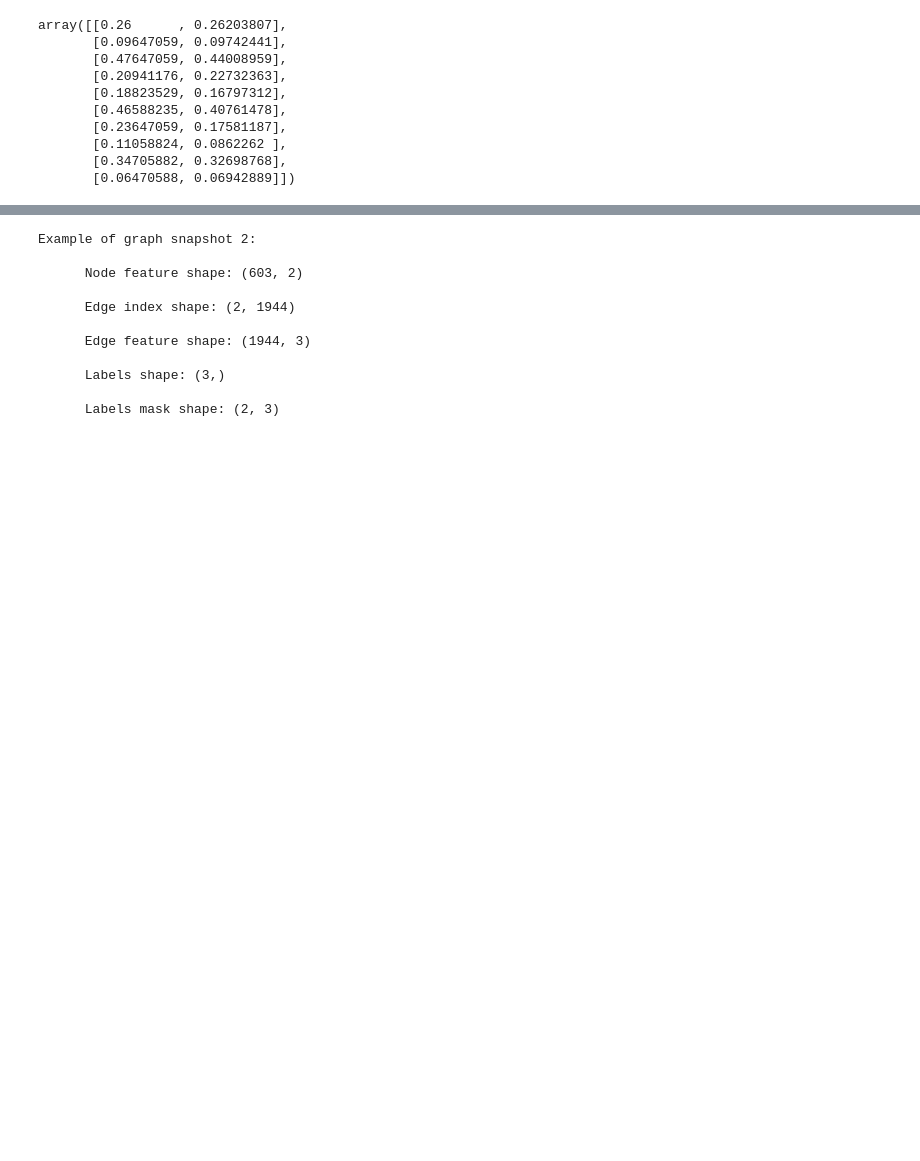
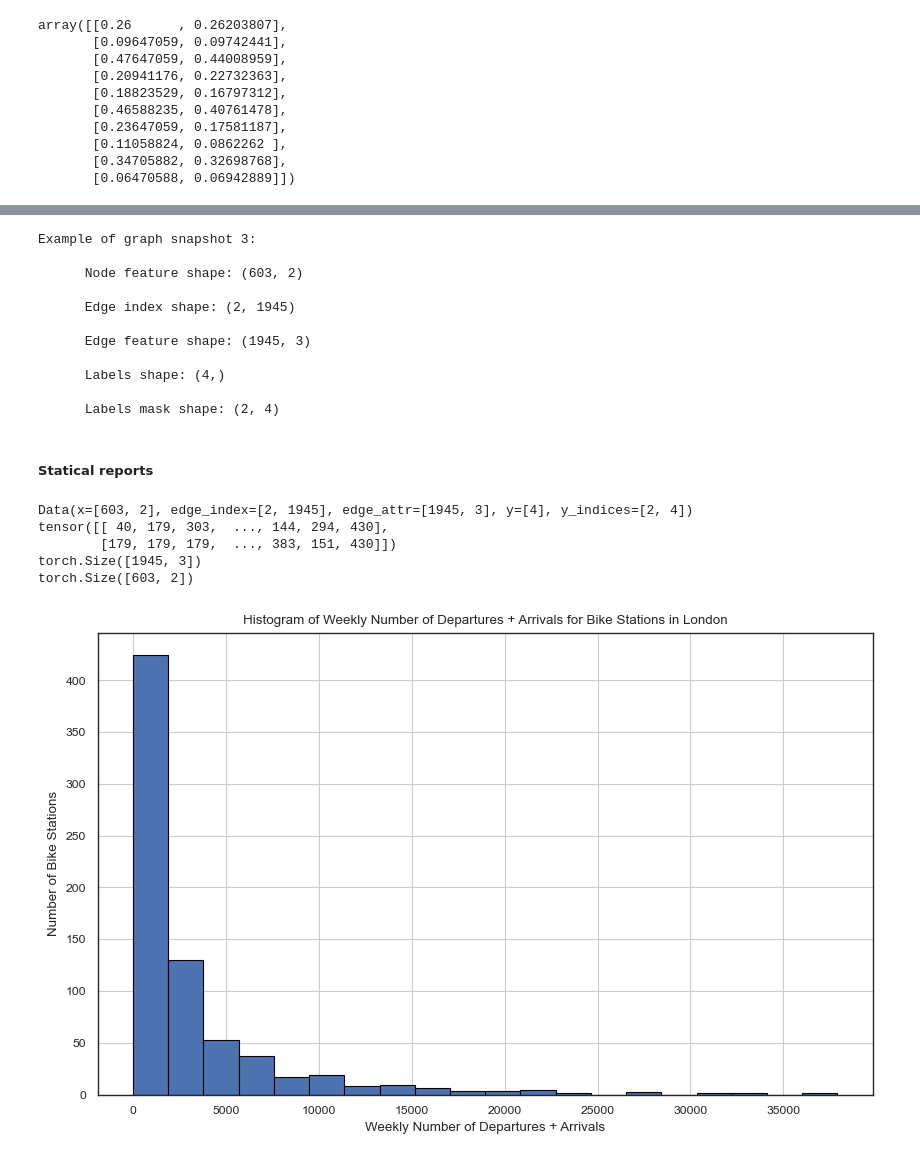
Before and after one commit to ehsanhosseini1380/torch_geometric_temporal, a Jupyter notebook: Src/divvybikes.ipynb, the cells around one changed output, grey strips where cells are left out. Drawn from its saved outputs; the diff is of its cells as text; code cells hidden in the pictures; blank space fills up the shorter version.

Commit message:
first try to plot a histogram

```diff
--- a/Src/divvybikes.ipynb
+++ b/Src/divvybikes.ipynb
@@ -216,7 +192,7 @@ while start_date <= end_date:
 
     start_date += interval
 # %%
-i = 2
+i = 3
 print(f"""Example of graph snapshot {i}: \n
       Node feature shape: {xs[i].shape} \n
       Edge index shape: {edge_indices[i].shape} \n
@@ -225,19 +201,21 @@ print(f"""Example of graph snapshot {i}: \n
       Labels mask shape: {y_indices[i].shape}
       """)
 # %% [output]
-Example of graph snapshot 2:
+Example of graph snapshot 3:
 
       Node feature shape: (603, 2)
 
-      Edge index shape: (2, 1944)
+      Edge index shape: (2, 1945)
 
-      Edge feature shape: (1944, 3)
+      Edge feature shape: (1945, 3)
 
-      Labels shape: (3,)
+      Labels shape: (4,)
 
-      Labels mask shape: (2, 3)
+      Labels mask shape: (2, 4)
 # %%
 from torch_geometric_temporal.signal import DynamicGraphTemporalSignal
 dataset = DynamicGraphTemporalSignal(
             edge_indices, edge_features, xs, ys, y_indices=y_indices
         )
+# %% [markdown]
+##### Statical reports
@@ -243,0 +228,39 @@ dataset = DynamicGraphTemporalSignal(
+# %%
+print(graph_at_t)
+
+print(edge_indices_t)
+
+print(edge_features_t.shape)
+
+print(node_features_t.shape)
+# %% [output]
+Data(x=[603, 2], edge_index=[2, 1945], edge_attr=[1945, 3], y=[4], y_indices=[2, 4])
+tensor([[ 40, 179, 303,  ..., 144, 294, 430],
+        [179, 179, 179,  ..., 383, 151, 430]])
+torch.Size([1945, 3])
+torch.Size([603, 2])
+# %%
+import matplotlib.pyplot as plt
+
+# Assuming you have the data in the DynamicGraphTemporalSignal object called 'dataset'
+
+# Get the number of snapshots in the dataset
+num_snapshots = dataset.snapshot_count
+
+# Extract the weekly number of departures plus arrivals for each bike station
+weekly_departures_arrivals = []
+for time_index in range(num_snapshots):
+    node_data = dataset[time_index].y.sum(dim=0)  # Sum over the node dimension
+    weekly_sum = node_data.sum().item()
+    weekly_departures_arrivals.append(weekly_sum)
+
+# Plot the histogram
+plt.figure(figsize=(10, 6))
+plt.hist(weekly_departures_arrivals, bins=20, edgecolor='black')
+plt.xlabel('Weekly Number of Departures + Arrivals')
+plt.ylabel('Number of Bike Stations')
+plt.title('Histogram of Weekly Number of Departures + Arrivals for Bike Stations in London')
+plt.grid(True)
+plt.show()
+# %% [output]
+[figure, added]
```
Also changed, not shown: parts of 6 cells of this notebook.
